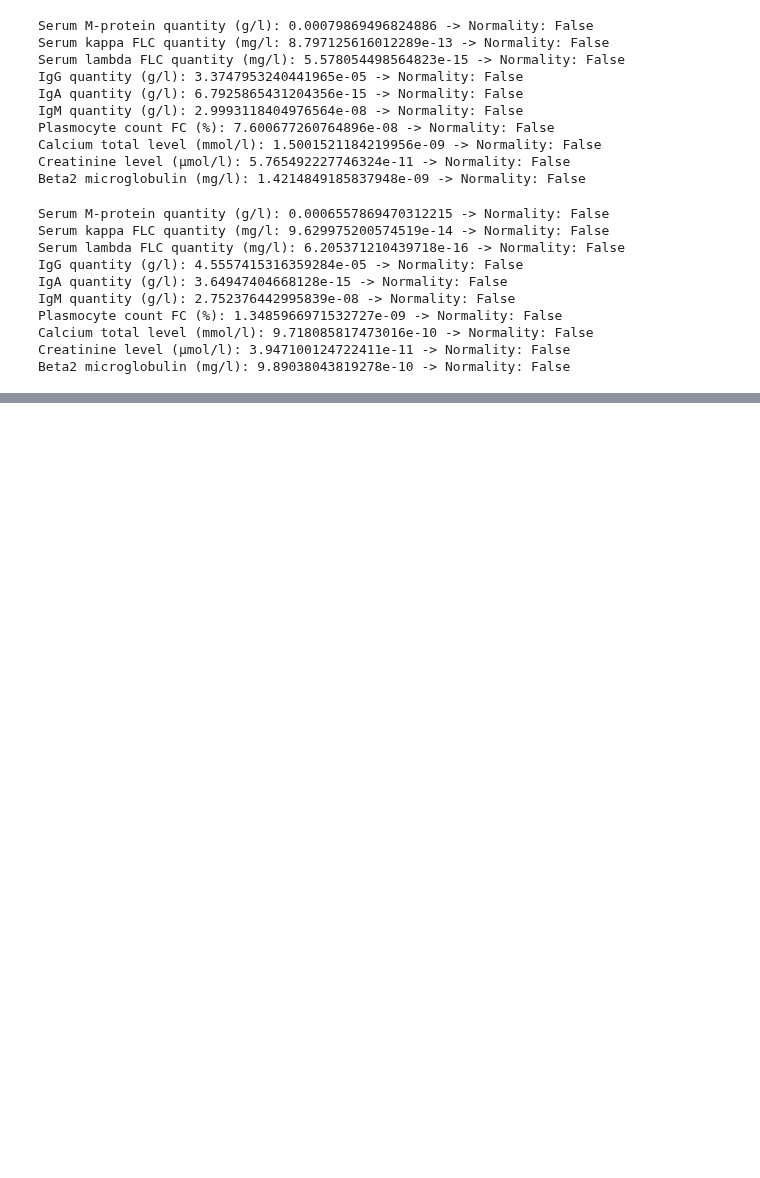
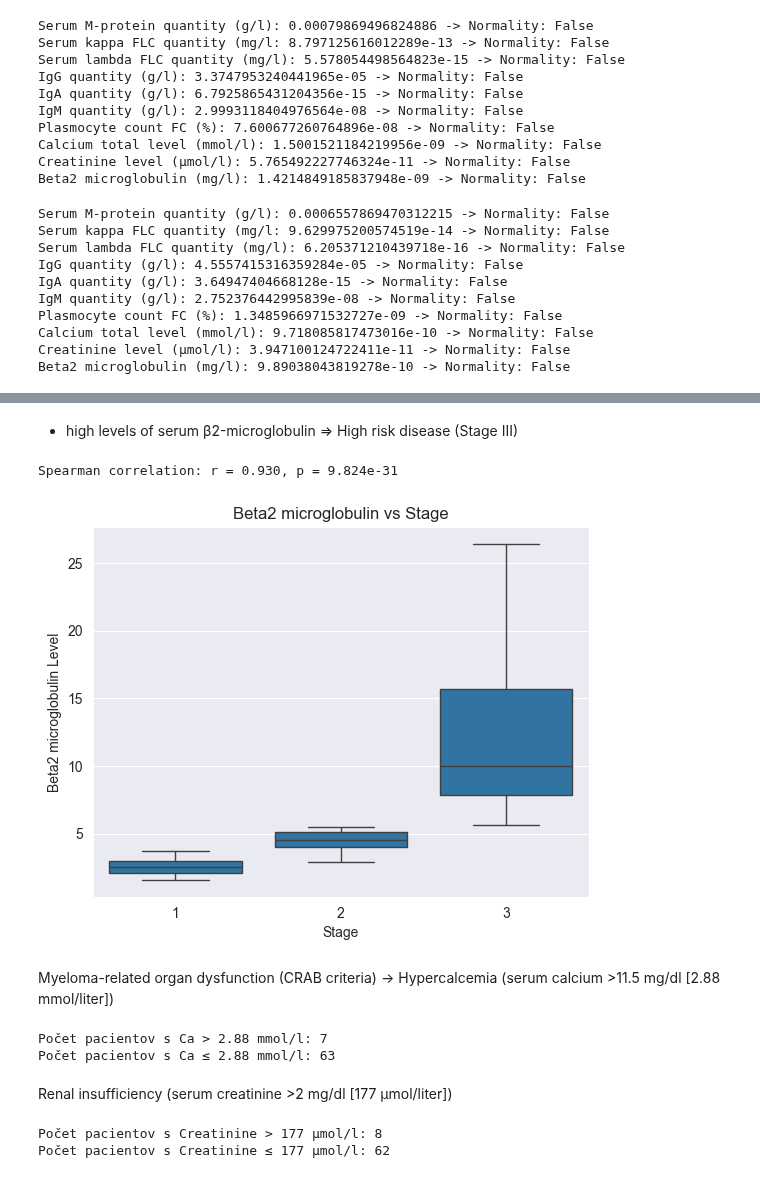
Before and after one commit to lukas1110/Analysis-of-multiple-myelomas-from-dual-CT, a Jupyter notebook: data_analysis/clinical_data_analysis.ipynb, the cells around one changed output, grey strips where cells are left out. Drawn from its saved outputs; the diff is of its cells as text; code cells hidden in the pictures; blank space fills up the shorter version.

```diff
--- a/data_analysis/clinical_data_analysis.ipynb
+++ b/data_analysis/clinical_data_analysis.ipynb
@@ -143,0 +213,44 @@ Beta2 microglobulin (mg/l): 9.89038043819278e-10 -> Normality: False
+# %% [markdown]
+- high levels of serum β2-microglobulin => High risk disease (Stage III)
+# %%
+# CORRELATION WITH SPEARMAN
+pd.set_option('future.no_silent_downcasting', True)
+df['Stage'] = df['ISS classification'].replace({'Stage 1': 1, 'Stage 2': 2, 'Stage 3': 3})
+
+data = df[['Beta2 microglobulin (mg/l)', 'Stage']].dropna()
+r, p = spearmanr(data['Beta2 microglobulin (mg/l)'], data['Stage'])
+print(f"Spearman correlation: r = {r:.3f}, p = {p:.3e}")   # r +1 => strong correlation
+print()                                                    # p < 0.05 => significant
+
+
+# VISUALIZATION
+sns.boxplot(x='Stage', y='Beta2 microglobulin (mg/l)', data=data)
+plt.xlabel('Stage')
+plt.ylabel('Beta2 microglobulin Level')
+plt.title('Beta2 microglobulin vs Stage')
+plt.show()
+# %% [output]
+Spearman correlation: r = 0.930, p = 9.824e-31
+[figure, added]
+# %% [markdown]
+Myeloma-related organ dysfunction (CRAB criteria) -> Hypercalcemia (serum calcium >11.5 mg/dl [2.88 mmol/liter])
+# %%
+calcium_above = (df['Calcium total level (mmol/l)'] > 2.88).sum()
+calcium_below = (df['Calcium total level (mmol/l)'] <= 2.88).sum()
+
+print(f"Počet pacientov s Ca > 2.88 mmol/l: {calcium_above}")
+print(f"Počet pacientov s Ca ≤ 2.88 mmol/l: {calcium_below}")
+# %% [output]
+Počet pacientov s Ca > 2.88 mmol/l: 7
+Počet pacientov s Ca ≤ 2.88 mmol/l: 63
+# %% [markdown]
+Renal insufficiency (serum creatinine >2 mg/dl [177 μmol/liter])
+# %%
+creatinine_above = (df['Creatinine level (µmol/l)'] > 177).sum()
+creatinine_below = (df['Creatinine level (µmol/l)'] <= 177).sum()
+
+print(f"Počet pacientov s Creatinine > 177 µmol/l: {creatinine_above}")
+print(f"Počet pacientov s Creatinine ≤ 177 µmol/l: {creatinine_below}")
+# %% [output]
+Počet pacientov s Creatinine > 177 µmol/l: 8
+Počet pacientov s Creatinine ≤ 177 µmol/l: 62
```
Also changed, not shown: parts of 8 cells of this notebook, 1 other file.
